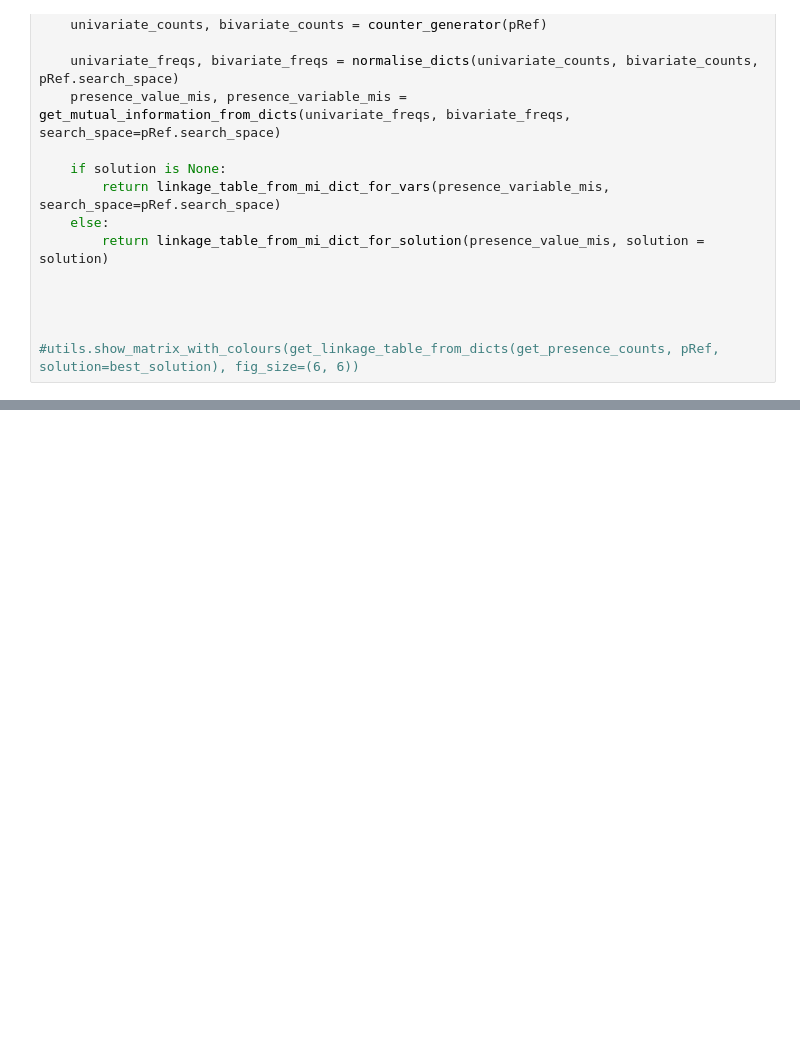
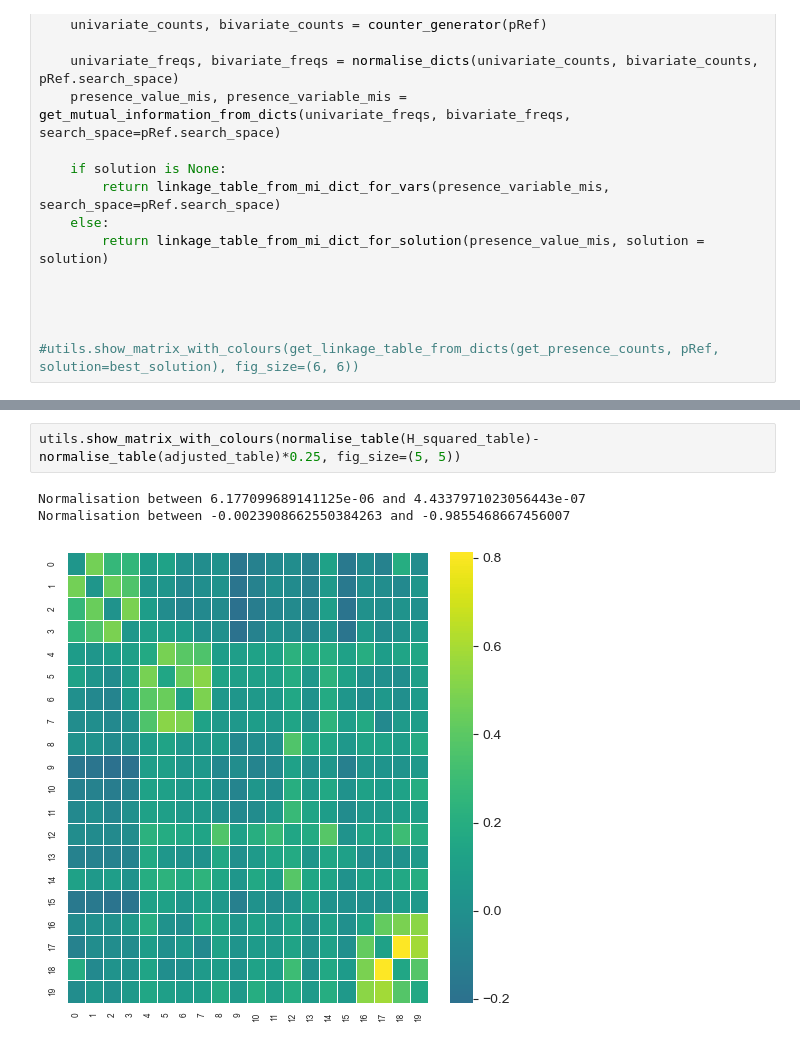
Before and after one commit to Giancarlo-Catalano/PSSearch, a Jupyter notebook: Gian_experimental/mutual_information.py.ipynb, the cells around one changed output, grey strips where cells are left out. Drawn from its saved outputs; the diff is of its cells as text; blank space fills up the shorter version.

```diff
--- a/Gian_experimental/mutual_information.py.ipynb
+++ b/Gian_experimental/mutual_information.py.ipynb
@@ -278,0 +323,6 @@ for var 19, @0 -> 0.46   0.54
+# %%
+utils.show_matrix_with_colours(normalise_table(H_squared_table)-normalise_table(adjusted_table)*0.25, fig_size=(5, 5))
+# %% [output]
+Normalisation between 6.177099689141125e-06 and 4.4337971023056443e-07
+Normalisation between -0.0023908662550384263 and -0.9855468667456007
+[figure, added]
```
Also changed, not shown: parts of 6 cells of this notebook.
